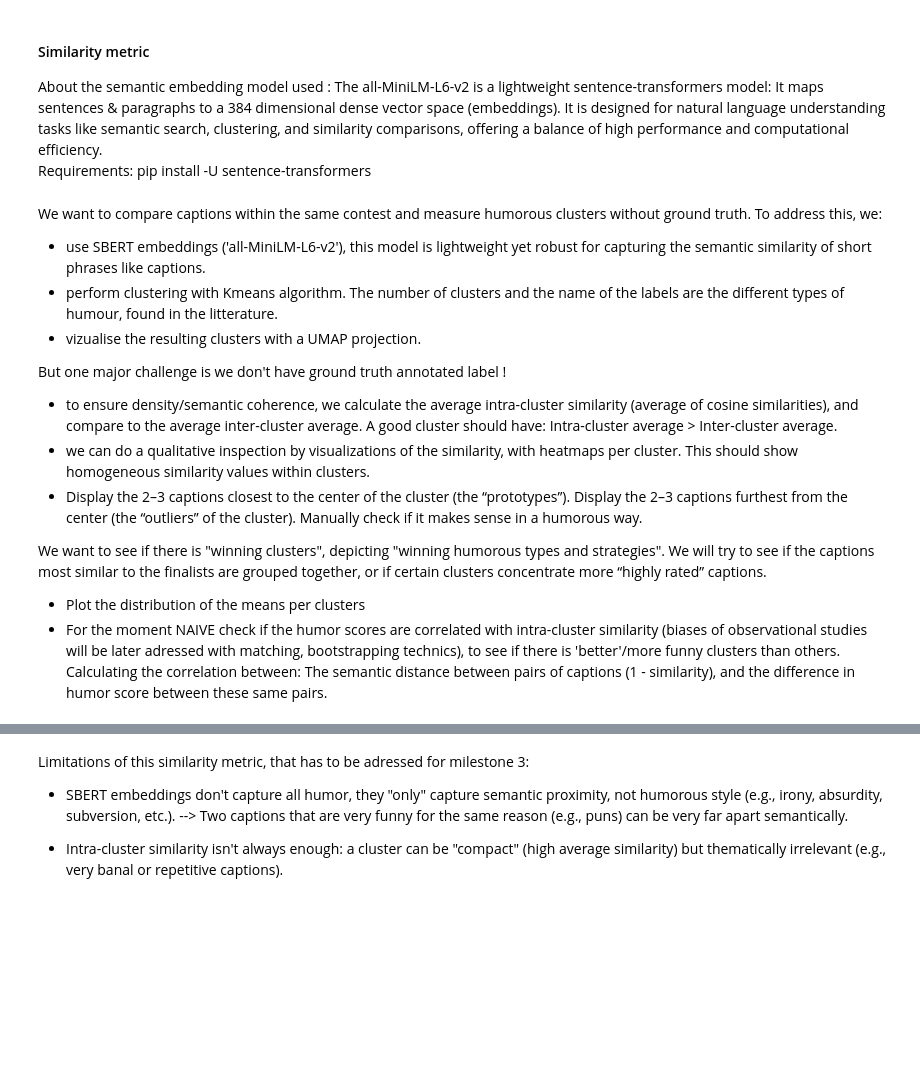
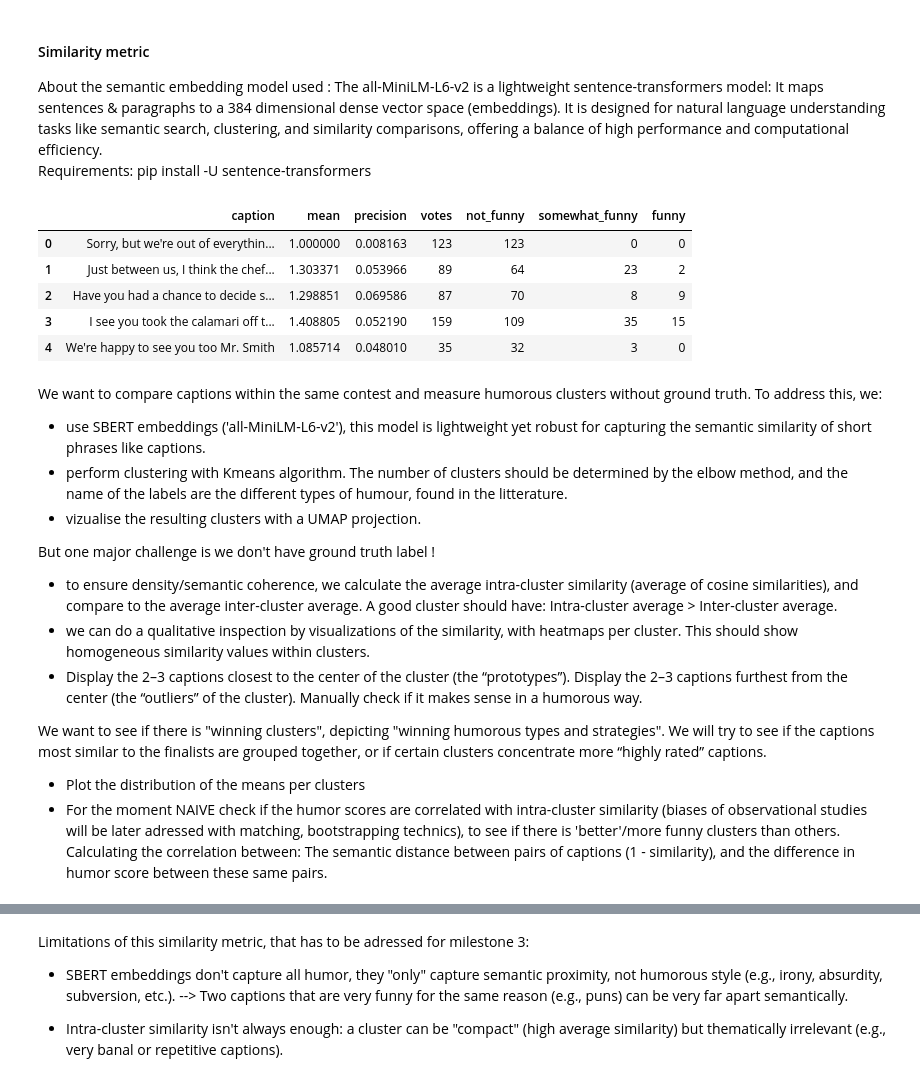
Before and after one commit to epfl-ada/ada-2025-project-adacore42, a Jupyter notebook: results copy.ipynb, the cells around one changed output, grey strips where cells are left out. Drawn from its saved outputs; the diff is of its cells as text; code cells hidden in the pictures; blank space fills up the shorter version.

```diff
--- a/results copy.ipynb
+++ b/results copy.ipynb
@@ -335,12 +298,21 @@ sample_size = 1000
 if sample_size and len(df) > sample_size:
     df = df.sample(sample_size, random_state=42).reset_index(drop=True)
+# %%
+df.head()
+# %% [output]
+|  | caption | mean | precision | votes | not_funny | somewhat_funny | funny |
+| 0 | Sorry, but we're out of everythin... | 1.000000 | 0.008163 | 123 | 123 | 0 | 0 |
+| 1 | Just between us, I think the chef... | 1.303371 | 0.053966 | 89 | 64 | 23 | 2 |
+| 2 | Have you had a chance to decide s... | 1.298851 | 0.069586 | 87 | 70 | 8 | 9 |
+| 3 | I see you took the calamari off t... | 1.408805 | 0.052190 | 159 | 109 | 35 | 15 |
+| 4 | We're happy to see you too Mr. Smith | 1.085714 | 0.048010 | 35 | 32 | 3 | 0 |
 # %% [markdown]
 We want to compare captions within the same contest and measure humorous clusters without ground truth. To address this, we:
 - use SBERT embeddings ('all-MiniLM-L6-v2'), this model is lightweight yet robust for capturing the semantic similarity of short phrases like captions.
-- perform clustering with Kmeans algorithm. The number of clusters and the name of the labels are the different types of humour, found in the litterature.
+- perform clustering with Kmeans algorithm. The number of clusters should be determined by the elbow method, and the name of the labels are the different types of humour, found in the litterature.
 - vizualise the resulting clusters with a UMAP projection.
 
-But one major challenge is we don't have ground truth annotated label !
+But one major challenge is we don't have ground truth label !
 - to ensure density/semantic coherence, we calculate the average intra-cluster similarity (average of cosine similarities), and compare to the average inter-cluster average. A good cluster should have: Intra-cluster average > Inter-cluster average.
 - we can do a qualitative inspection by visualizations of the similarity, with heatmaps per cluster. This should show homogeneous similarity values within clusters.
 - Display the 2–3 captions closest to the center of the cluster (the “prototypes”). Display the 2–3 captions furthest from the center (the “outliers” of the cluster). Manually check if it makes sense in a humorous way.
```
Also changed, not shown: parts of 16 cells of this notebook, 1 other file.
